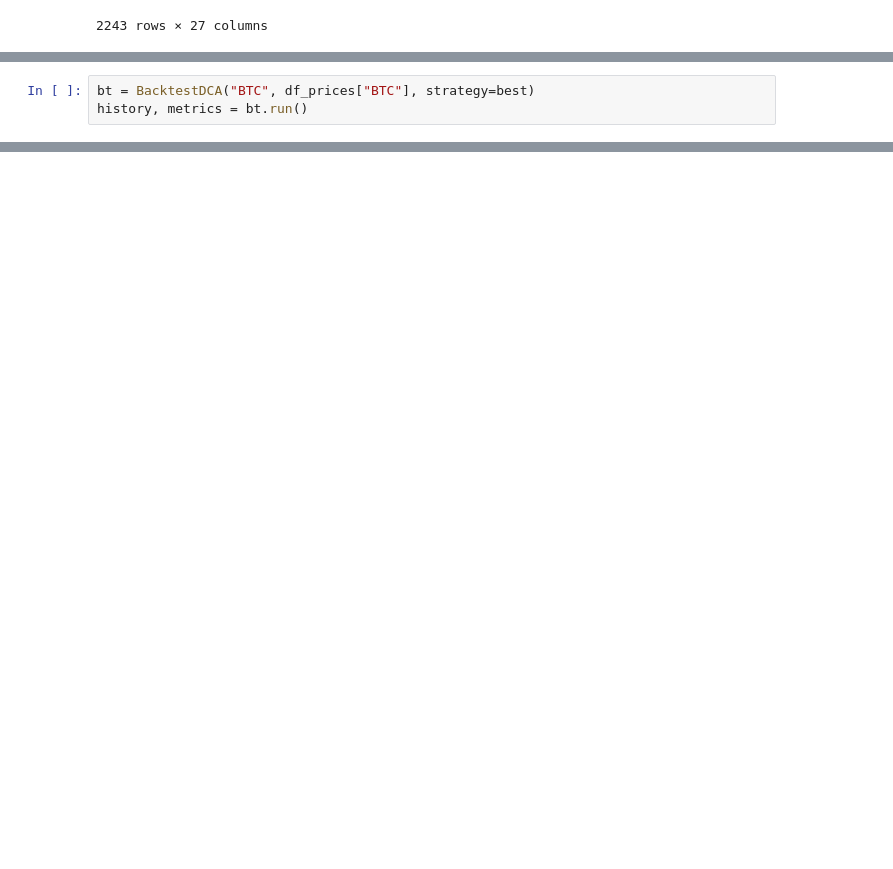
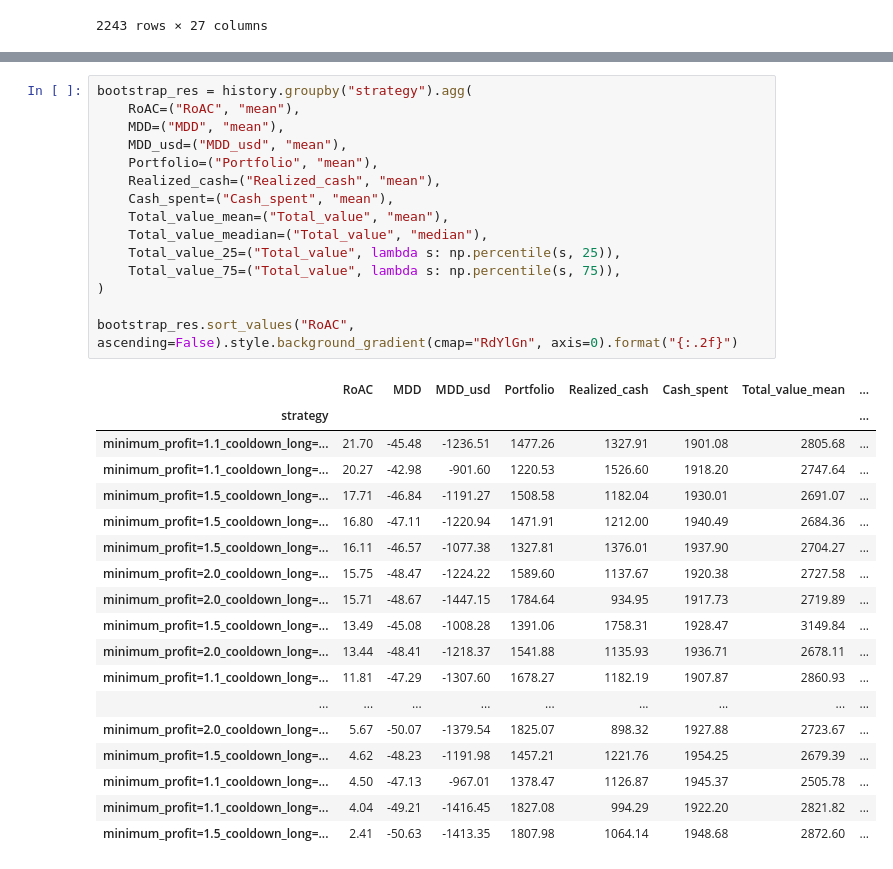
Before and after one commit to Familenko/DCA, a Jupyter notebook: search.ipynb, the cells around one changed output, grey strips where cells are left out. Saved outputs shown, nothing was run; the diff lists cells and outputs as text; blank space fills up the shorter version.

```diff
--- a/search.ipynb
+++ b/search.ipynb
@@ -50,3 +62,0 @@ best
-# %%
-bt = BacktestDCA("BTC", df_prices["BTC"], strategy=best)
-history, metrics = bt.run()
@@ -58,0 +63,34 @@ ploter(metrics=metrics, history=history)
+# %%
+bootstrap_res = history.groupby("strategy").agg(
+    RoAC=("RoAC", "mean"),
+    MDD=("MDD", "mean"),
+    MDD_usd=("MDD_usd", "mean"),
+    Portfolio=("Portfolio", "mean"),
+    Realized_cash=("Realized_cash", "mean"),
+    Cash_spent=("Cash_spent", "mean"),
+    Total_value_mean=("Total_value", "mean"),
+    Total_value_meadian=("Total_value", "median"),
+    Total_value_25=("Total_value", lambda s: np.percentile(s, 25)),
+    Total_value_75=("Total_value", lambda s: np.percentile(s, 75)),
+)
+
+bootstrap_res.sort_values("RoAC", ascending=False).style.background_gradient(cmap="RdYlGn", axis=0).format("{:.2f}")
+# %% [output]
+|  | RoAC | MDD | MDD_usd | Portfolio | Realized_cash | Cash_spent | Total_value_mean | ... |
+| strategy |  |  |  |  |  |  |  | ... |
+| minimum_profit=1.1_cooldown_long=... | 21.70 | -45.48 | -1236.51 | 1477.26 | 1327.91 | 1901.08 | 2805.68 | ... |
+| minimum_profit=1.1_cooldown_long=... | 20.27 | -42.98 | -901.60 | 1220.53 | 1526.60 | 1918.20 | 2747.64 | ... |
+| minimum_profit=1.5_cooldown_long=... | 17.71 | -46.84 | -1191.27 | 1508.58 | 1182.04 | 1930.01 | 2691.07 | ... |
+| minimum_profit=1.5_cooldown_long=... | 16.80 | -47.11 | -1220.94 | 1471.91 | 1212.00 | 1940.49 | 2684.36 | ... |
+| minimum_profit=1.5_cooldown_long=... | 16.11 | -46.57 | -1077.38 | 1327.81 | 1376.01 | 1937.90 | 2704.27 | ... |
+| minimum_profit=2.0_cooldown_long=... | 15.75 | -48.47 | -1224.22 | 1589.60 | 1137.67 | 1920.38 | 2727.58 | ... |
+| minimum_profit=2.0_cooldown_long=... | 15.71 | -48.67 | -1447.15 | 1784.64 | 934.95 | 1917.73 | 2719.89 | ... |
+| minimum_profit=1.5_cooldown_long=... | 13.49 | -45.08 | -1008.28 | 1391.06 | 1758.31 | 1928.47 | 3149.84 | ... |
+| minimum_profit=2.0_cooldown_long=... | 13.44 | -48.41 | -1218.37 | 1541.88 | 1135.93 | 1936.71 | 2678.11 | ... |
+| minimum_profit=1.1_cooldown_long=... | 11.81 | -47.29 | -1307.60 | 1678.27 | 1182.19 | 1907.87 | 2860.93 | ... |
+| ... | ... | ... | ... | ... | ... | ... | ... | ... |
+| minimum_profit=2.0_cooldown_long=... | 5.67 | -50.07 | -1379.54 | 1825.07 | 898.32 | 1927.88 | 2723.67 | ... |
+| minimum_profit=1.5_cooldown_long=... | 4.62 | -48.23 | -1191.98 | 1457.21 | 1221.76 | 1954.25 | 2679.39 | ... |
+| minimum_profit=1.1_cooldown_long=... | 4.50 | -47.13 | -967.01 | 1378.47 | 1126.87 | 1945.37 | 2505.78 | ... |
+| minimum_profit=1.1_cooldown_long=... | 4.04 | -49.21 | -1416.45 | 1827.08 | 994.29 | 1922.20 | 2821.82 | ... |
+| minimum_profit=1.5_cooldown_long=... | 2.41 | -50.63 | -1413.35 | 1807.98 | 1064.14 | 1948.68 | 2872.60 | ... |
```
Also changed, not shown: parts of 7 cells of this notebook, 1 other file.
